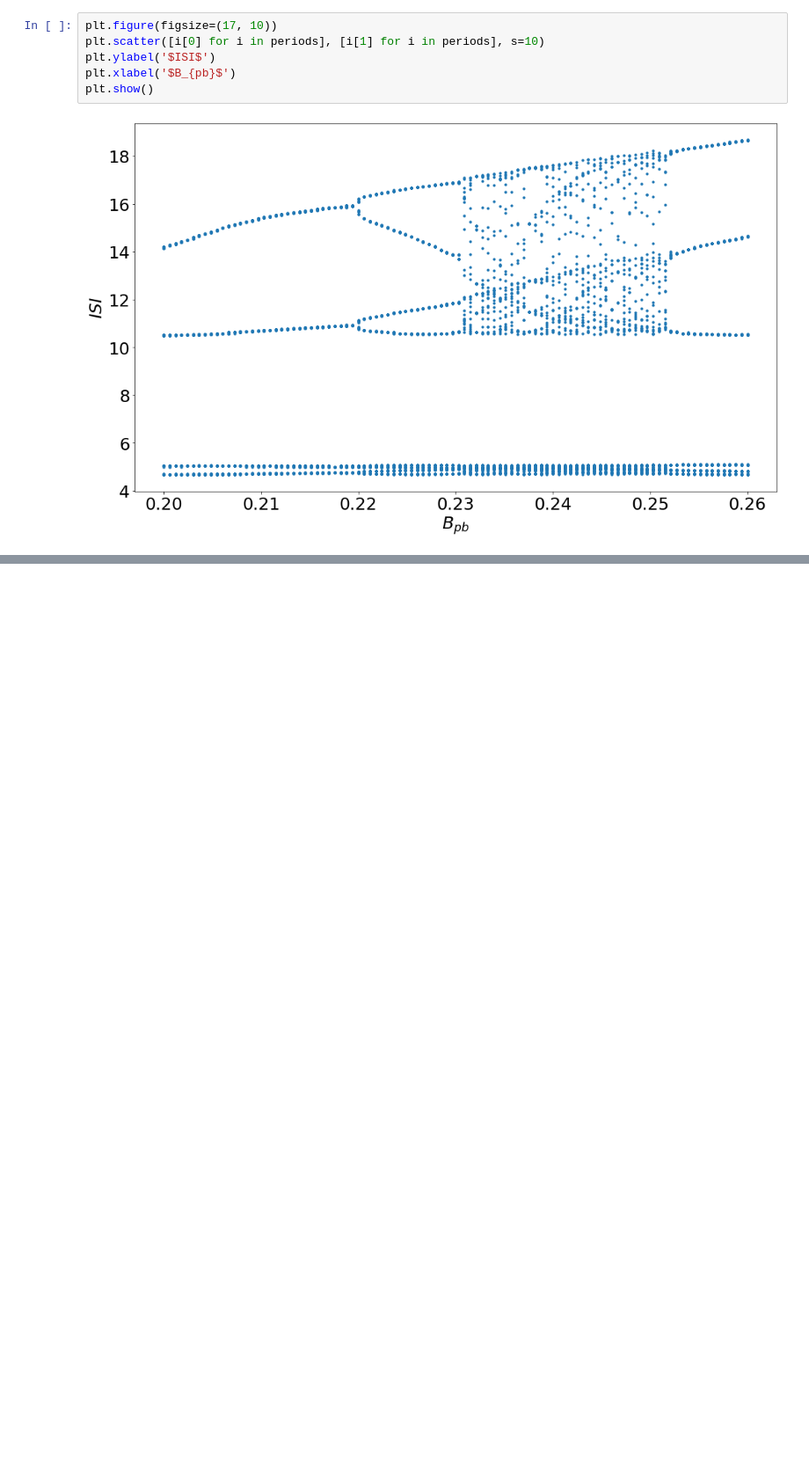
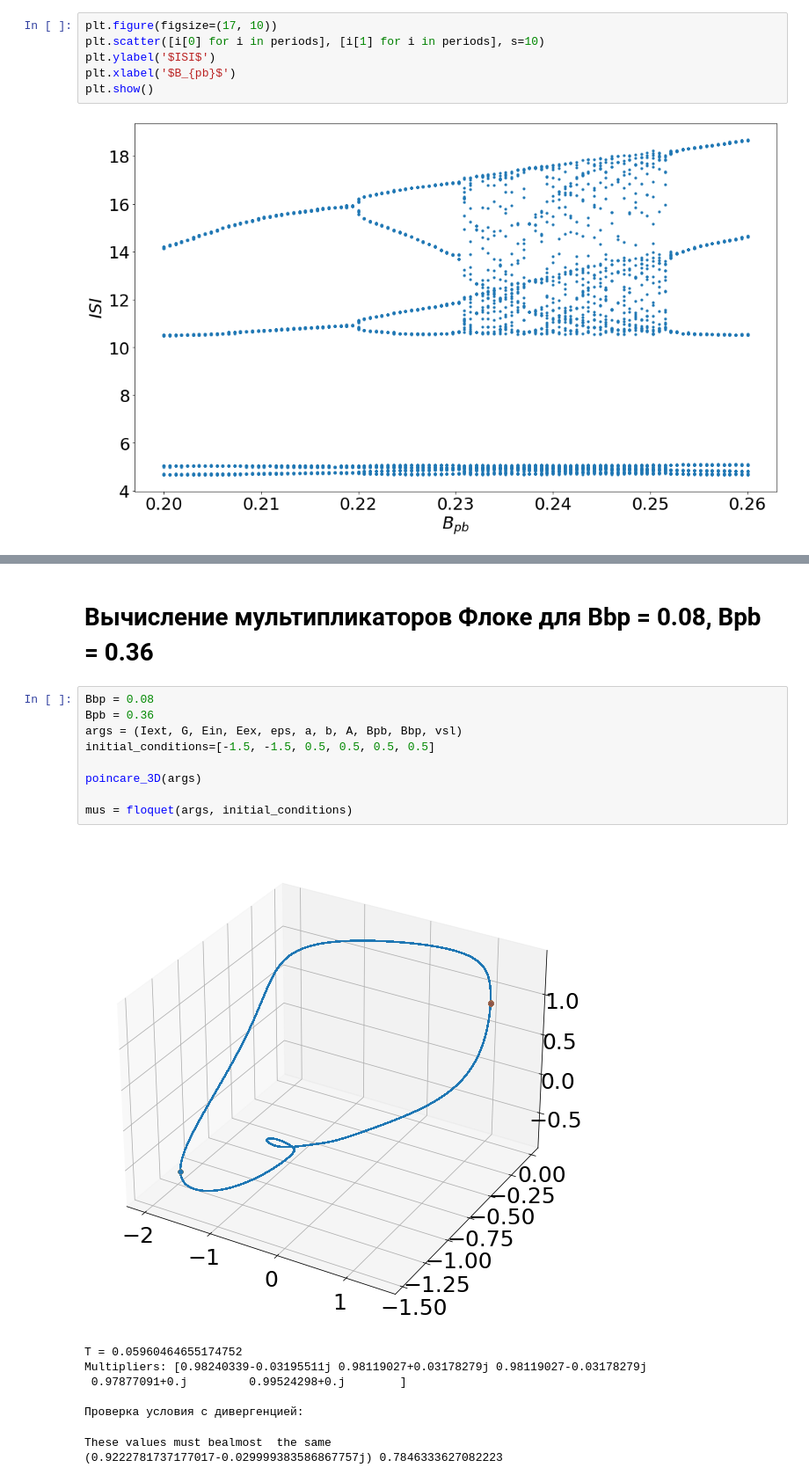
Before and after one commit to xomaiya/BP-kinetics, a Jupyter notebook: 1e1a1d.ipynb, the cells around one changed output, grey strips where cells are left out. Shown at 88% size. Cells and saved outputs as stored; diff of their text form; blank space fills up the shorter version.

Commit message:
Fix monodromy and floquet functions

```diff
--- a/1e1a1d.ipynb
+++ b/1e1a1d.ipynb
@@ -232,0 +243,20 @@ poincare_3D(args)
+# %% [markdown]
+# Вычисление мультипликаторов Флоке для Bbp = 0.08, Bpb = 0.36
+# %%
+Bbp = 0.08
+Bpb = 0.36
+args = (Iext, G, Ein, Eex, eps, a, b, A, Bpb, Bbp, vsl)
+initial_conditions=[-1.5, -1.5, 0.5, 0.5, 0.5, 0.5]
+
+poincare_3D(args)
+
+mus = floquet(args, initial_conditions)
+# %% [output]
+[figure, added]
+T = 0.05960464655174752
+Multipliers: [0.98240339-0.03195511j 0.98119027+0.03178279j 0.98119027-0.03178279j
+ 0.97877091+0.j         0.99524298+0.j        ]
+
+Проверка условия с дивергенцией:
+These values must bealmost  the same
+(0.9222781737177017-0.029999383586867757j) 0.7846333627082223
```
Also changed, not shown: parts of 23 cells of this notebook, 1 other file.
